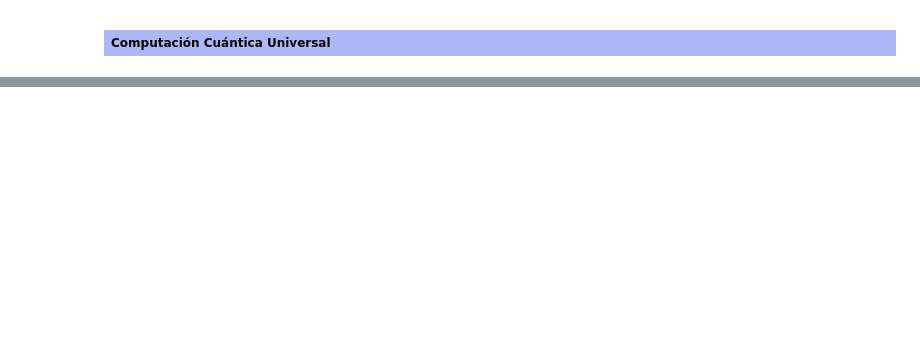
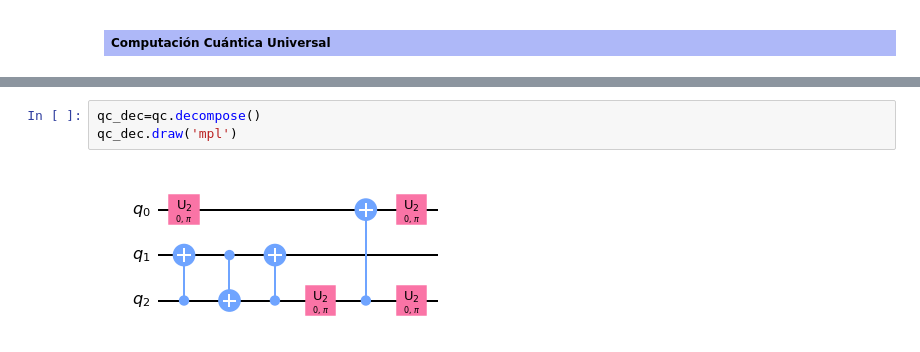
Before and after one commit to jamasole/CICC, a Jupyter notebook: Curso/01_Circuitos/131_Circuitos_Basicos.ipynb, the cells around one changed output, grey strips where cells are left out. Drawn from its saved outputs; the diff is of its cells as text; blank space fills up the shorter version.

```diff
--- a/Curso/01_Circuitos/131_Circuitos_Basicos.ipynb
+++ b/Curso/01_Circuitos/131_Circuitos_Basicos.ipynb
@@ -411,0 +595,5 @@ comprueba la equivalencia de los dos circuitos siguientes, siempre que se verifi
+# %%
+qc_dec=qc.decompose()
+qc_dec.draw('mpl')
+# %% [output]
+[figure, added]
```
Also changed, not shown: parts of 54 cells of this notebook.
